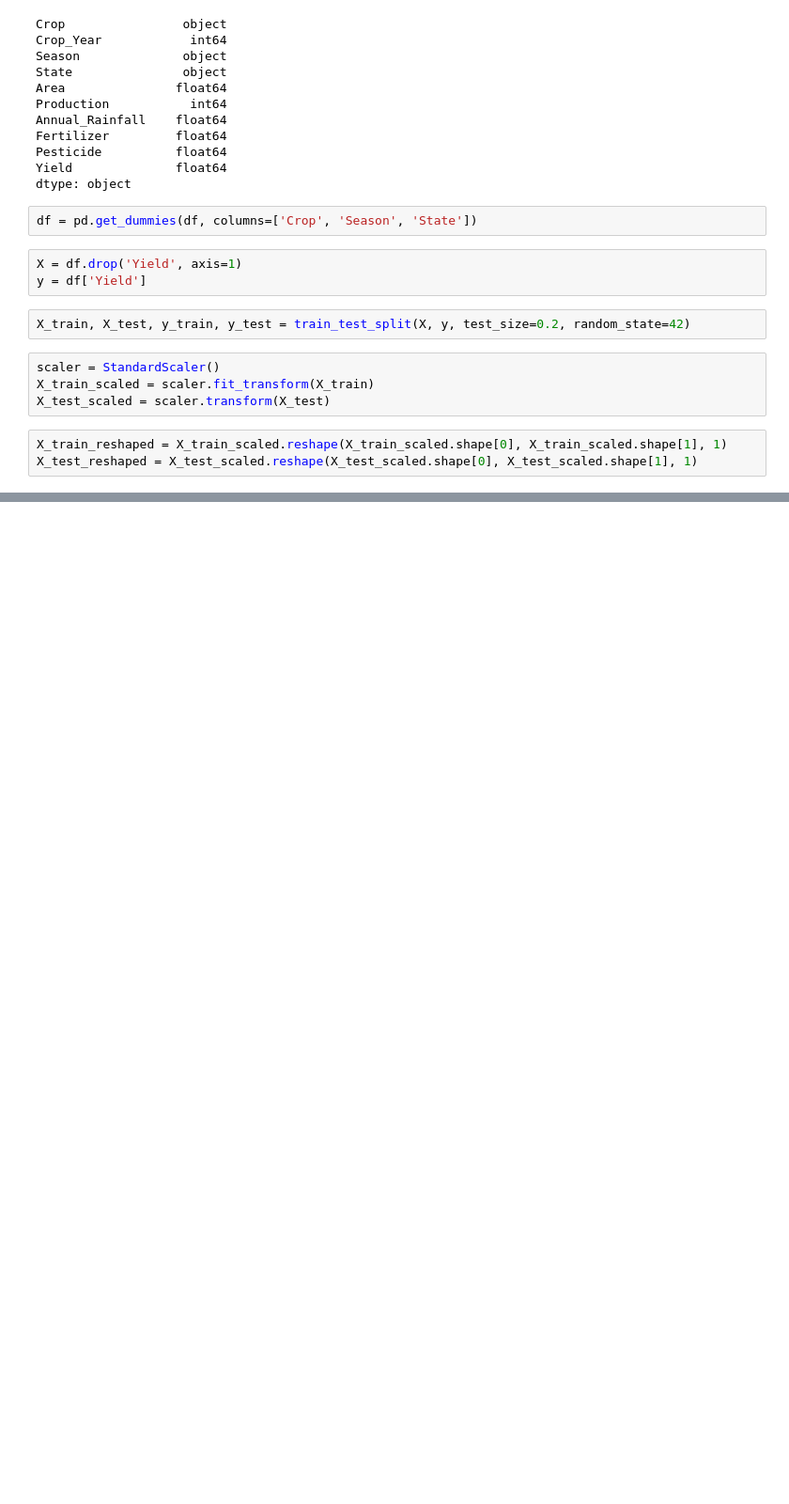
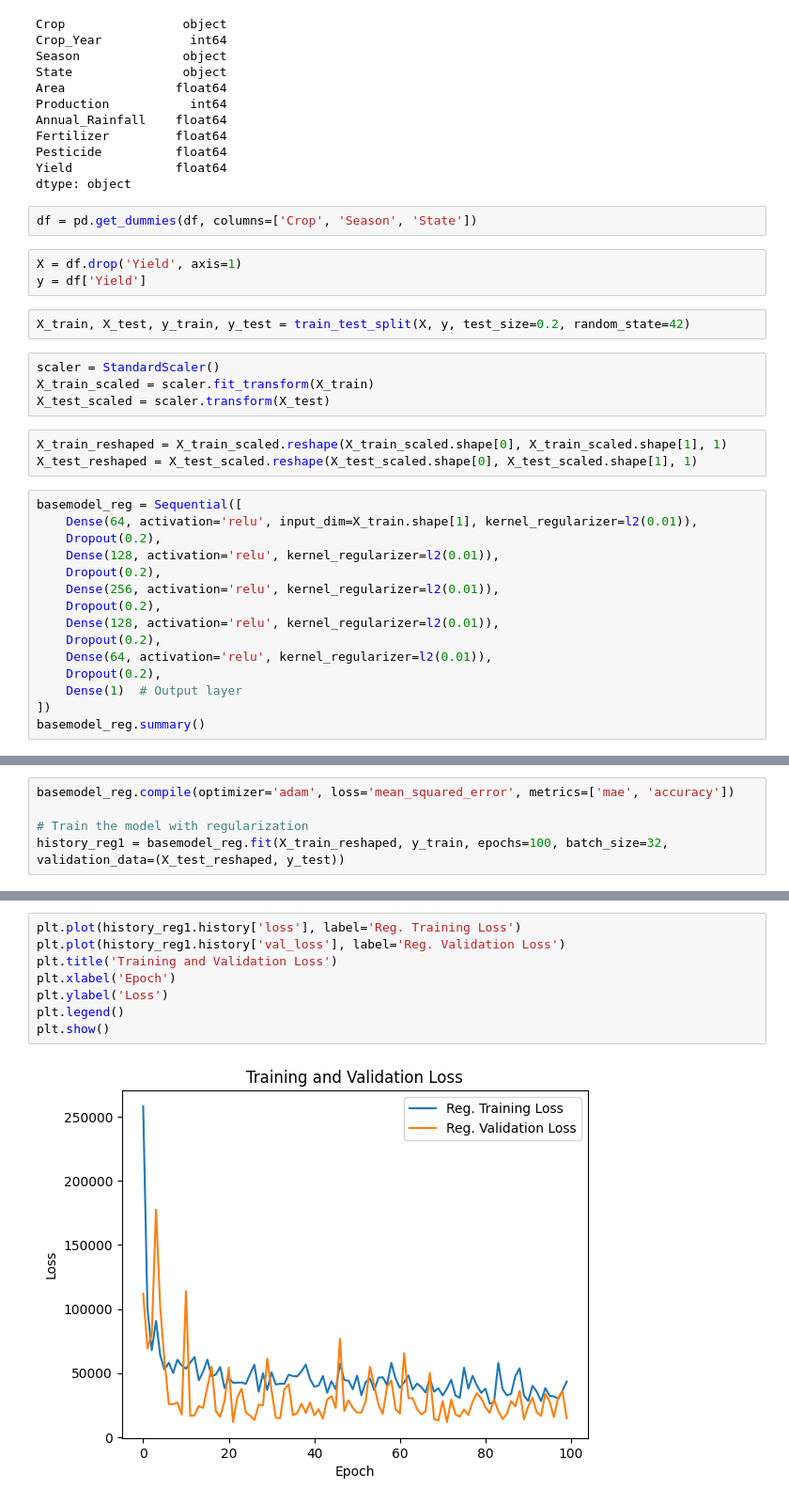
Before and after one commit to CHAITANYA2605/Crop-Yield, a Jupyter notebook: DL_project.ipynb, the cells around one changed output, grey strips where cells are left out. Shown at 94% size. Cells and saved outputs as stored; diff of their text form; blank space fills up the shorter version.

```diff
--- a/DL_project.ipynb
+++ b/DL_project.ipynb
@@ -39,3 +39,18 @@ X_test_scaled = scaler.transform(X_test)
 # %%
 X_train_reshaped = X_train_scaled.reshape(X_train_scaled.shape[0], X_train_scaled.shape[1], 1)
 X_test_reshaped = X_test_scaled.reshape(X_test_scaled.shape[0], X_test_scaled.shape[1], 1)
+# %%
+basemodel_reg = Sequential([
+    Dense(64, activation='relu', input_dim=X_train.shape[1], kernel_regularizer=l2(0.01)),
+    Dropout(0.2),
+    Dense(128, activation='relu', kernel_regularizer=l2(0.01)),
+    Dropout(0.2),
+    Dense(256, activation='relu', kernel_regularizer=l2(0.01)),
+    Dropout(0.2),
+    Dense(128, activation='relu', kernel_regularizer=l2(0.01)),
+    Dropout(0.2),
+    Dense(64, activation='relu', kernel_regularizer=l2(0.01)),
+    Dropout(0.2),
+    Dense(1)  # Output layer
+])
+basemodel_reg.summary()
@@ -92,0 +216,5 @@ Epoch 100/100
+# %%
+basemodel_reg.compile(optimizer='adam', loss='mean_squared_error', metrics=['mae', 'accuracy'])
+
+# Train the model with regularization
+history_reg1 = basemodel_reg.fit(X_train_reshaped, y_train, epochs=100, batch_size=32, validation_data=(X_test_reshaped, y_test))
@@ -138,0 +316,10 @@ No Regularization Model: Test MAE: 11.37998104095459 Test Accuracy: 0.0086338240
+# %%
+plt.plot(history_reg1.history['loss'], label='Reg. Training Loss')
+plt.plot(history_reg1.history['val_loss'], label='Reg. Validation Loss')
+plt.title('Training and Validation Loss')
+plt.xlabel('Epoch')
+plt.ylabel('Loss')
+plt.legend()
+plt.show()
+# %% [output]
+[figure, added]
```
Also changed, not shown: parts of 14 cells of this notebook.
